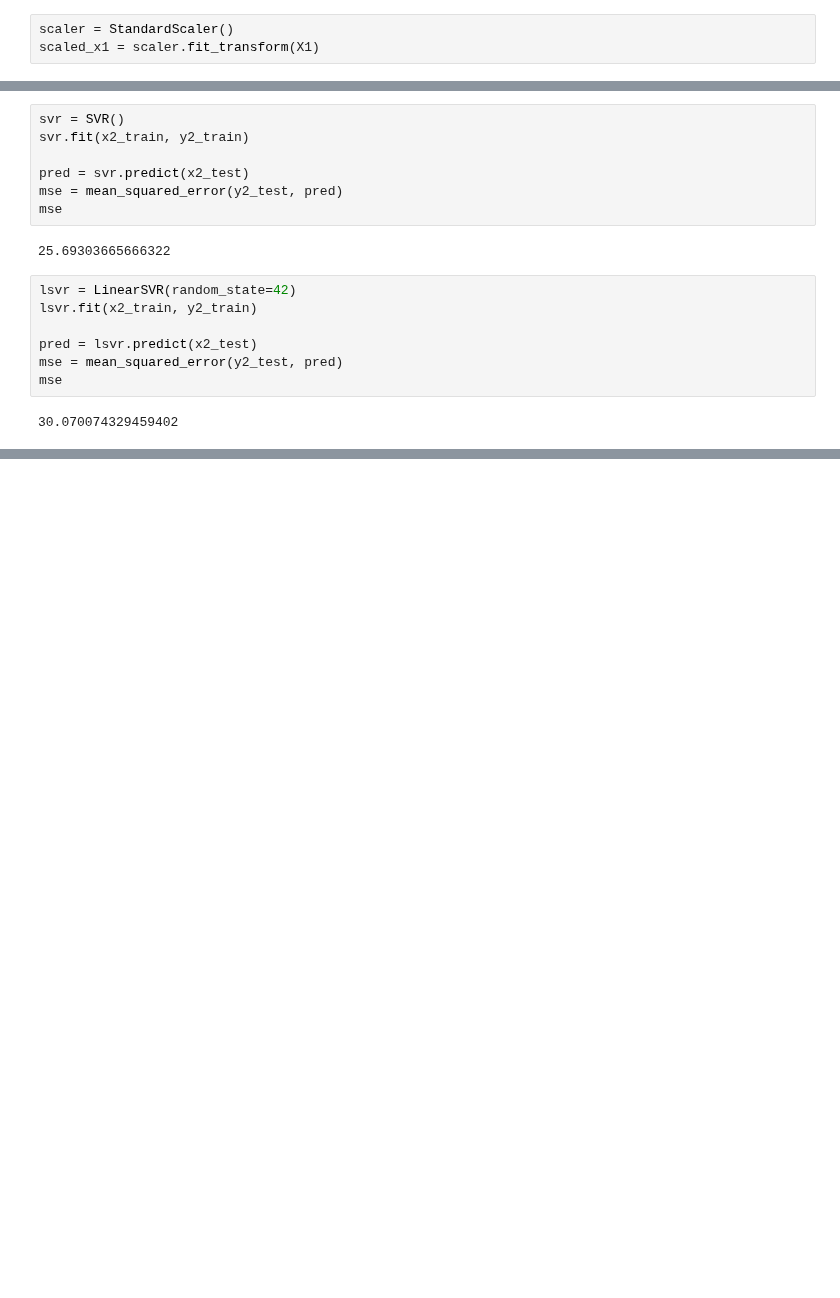
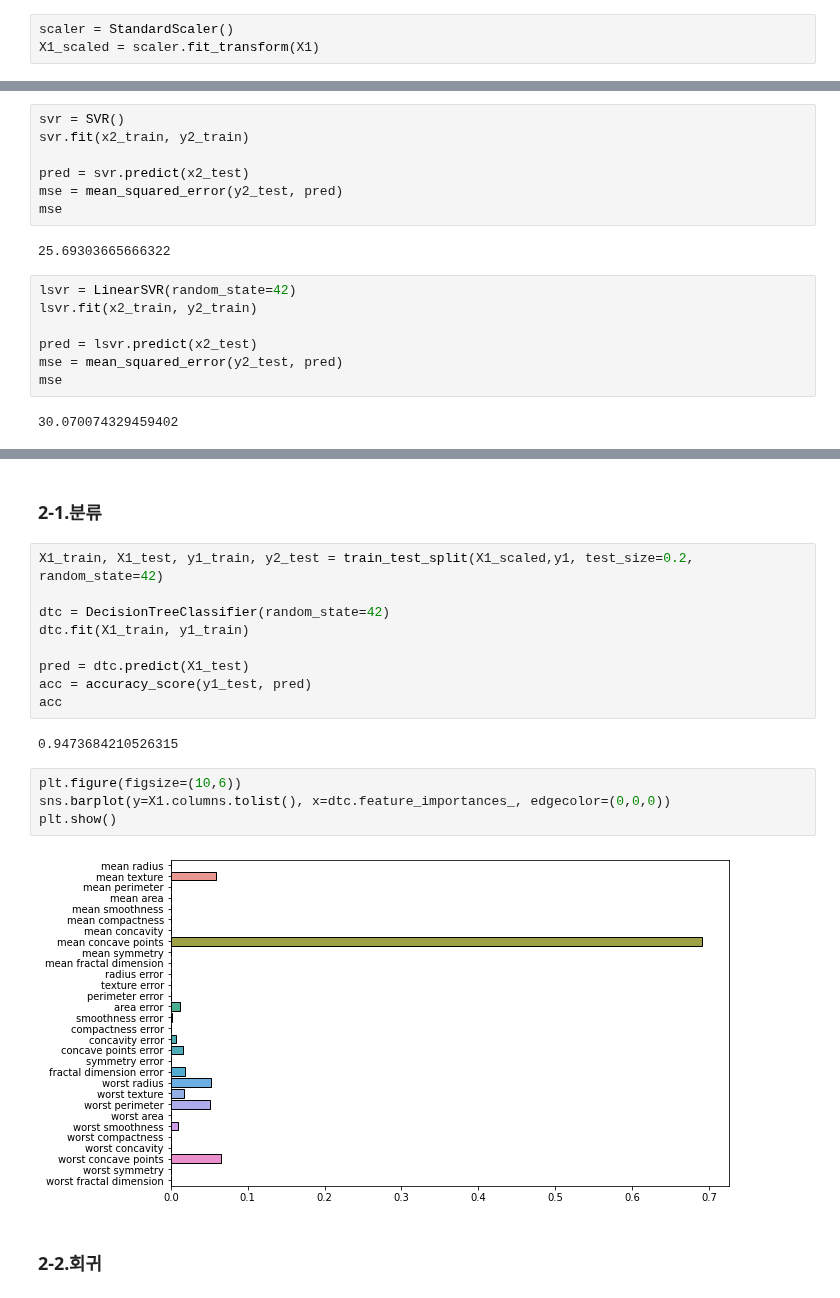
Before and after one commit to suhyehye/ADP-study, a Jupyter notebook: 00.정리/1.알고리즘정리.ipynb, the cells around one changed output, grey strips where cells are left out. Saved outputs shown, nothing was run; the diff lists cells and outputs as text; blank space fills up the shorter version.

```diff
--- a/00.정리/1.알고리즘정리.ipynb
+++ b/00.정리/1.알고리즘정리.ipynb
@@ -91,5 +91,5 @@ X1 = data1.iloc[:,:-1]
 y1 = np.array(data1.target)
 # %%
 scaler = StandardScaler()
-scaled_x1 = scaler.fit_transform(X1)
+X1_scaled = scaler.fit_transform(X1)
 # %%
@@ -165,0 +189,21 @@ mse
+# %% [markdown]
+### 2-1.분류
+# %%
+X1_train, X1_test, y1_train, y2_test = train_test_split(X1_scaled,y1, test_size=0.2, random_state=42)
+
+dtc = DecisionTreeClassifier(random_state=42)
+dtc.fit(X1_train, y1_train)
+
+pred = dtc.predict(X1_test)
+acc = accuracy_score(y1_test, pred)
+acc
+# %% [output]
+0.9473684210526315
+# %%
+plt.figure(figsize=(10,6))
+sns.barplot(y=X1.columns.tolist(), x=dtc.feature_importances_, edgecolor=(0,0,0))
+plt.show()
+# %% [output]
+[figure, added]
+# %% [markdown]
+### 2-2.회귀
```
Also changed, not shown: parts of 45 cells of this notebook.
